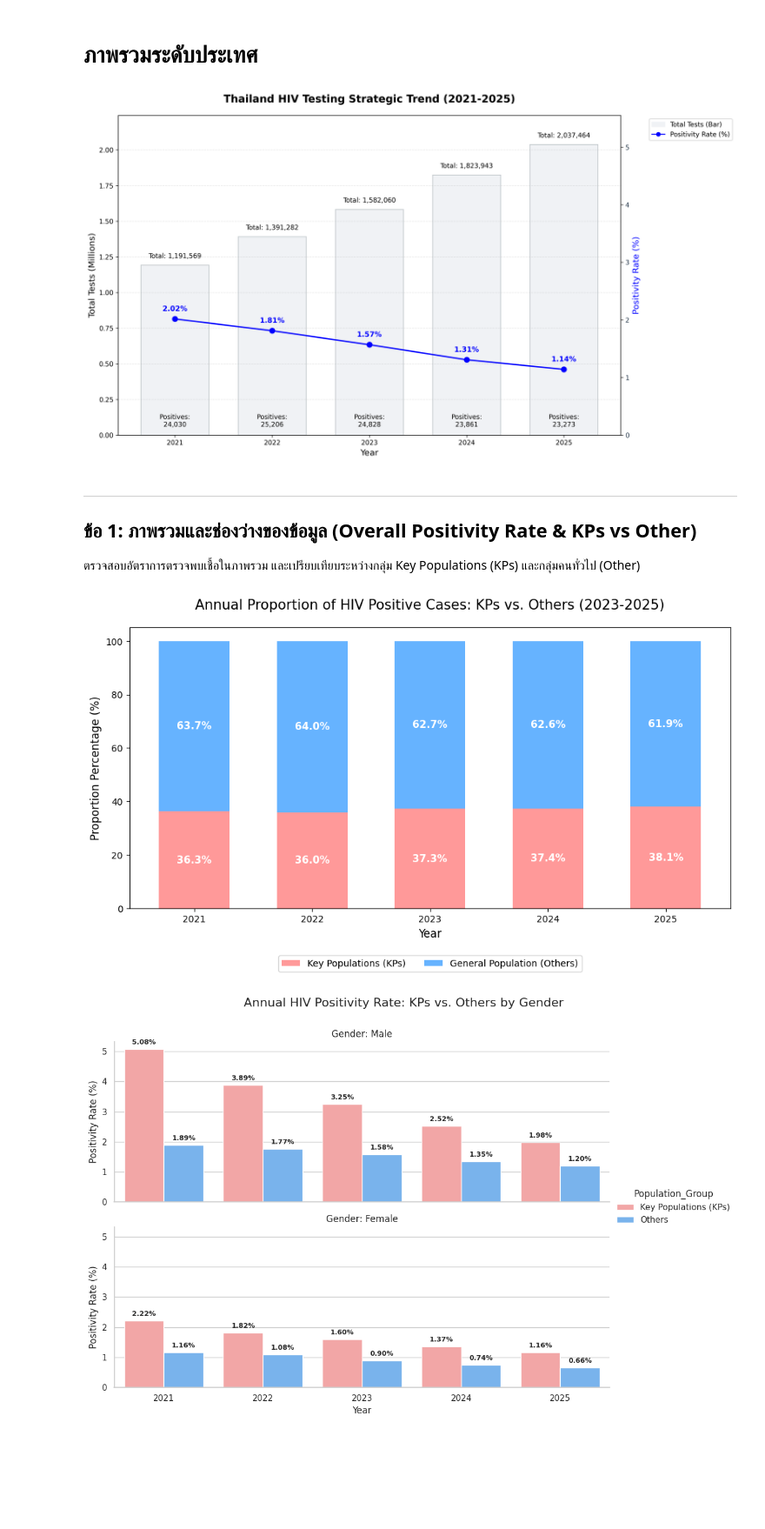
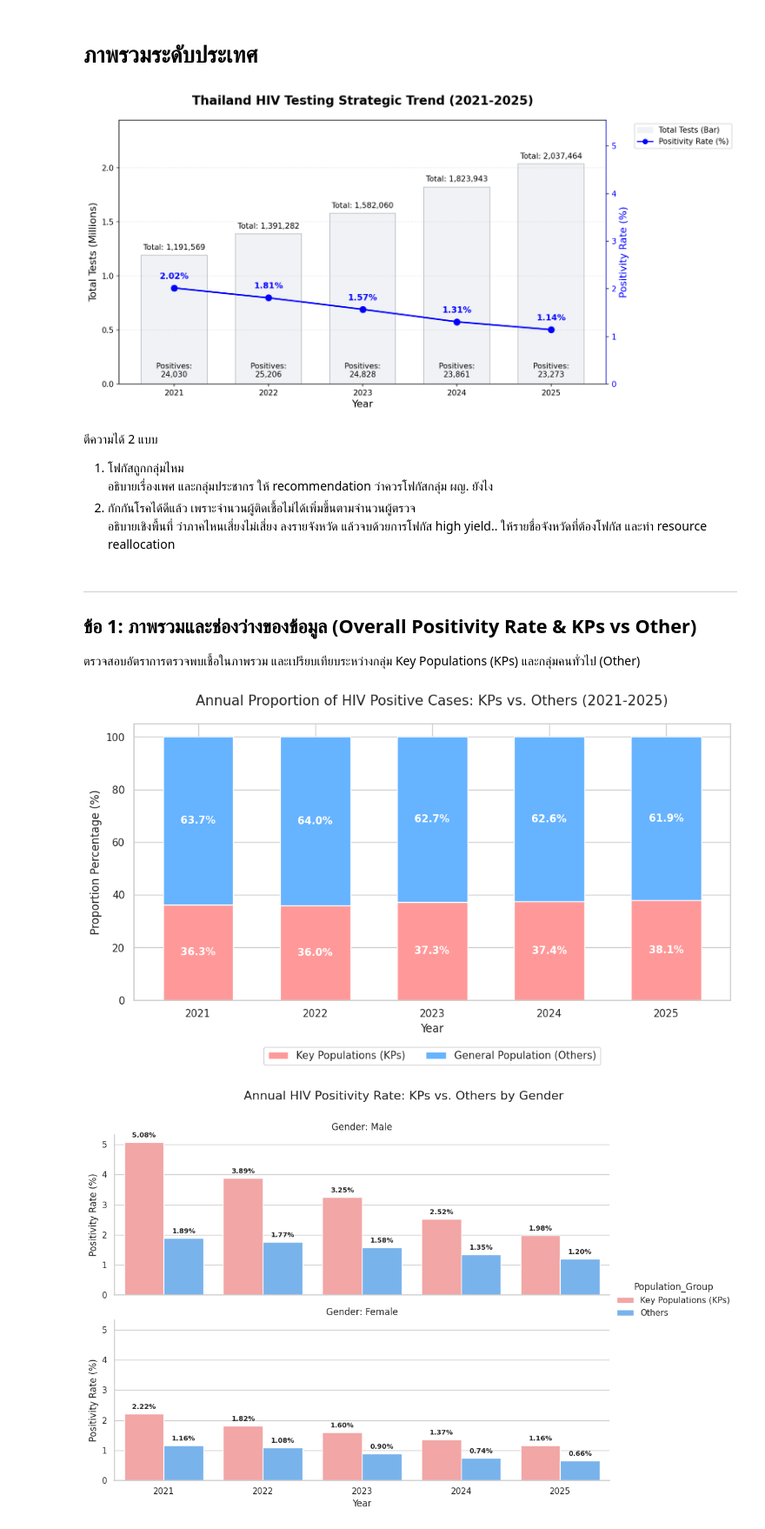
Before and after one commit to sittidetw/DADS6001_Midterm_Project, a Jupyter notebook: EDA_HIV_Proactive_Screening.ipynb, the cells around one changed output. Shown at 87% size. Cells and saved outputs as stored; diff of their text form; code cells hidden in the pictures; blank space fills up the shorter version.

```diff
--- a/EDA_HIV_Proactive_Screening.ipynb
+++ b/EDA_HIV_Proactive_Screening.ipynb
@@ -86,7 +86,7 @@ None
 # %% [markdown]
 # ภาพรวมระดับประเทศ
 # %%
-# @title
+# @title-
 yearly_cols = df_long.columns[11:]
 yearly_totals = df_long.groupby('year')[yearly_cols].sum()
 yearly_totals.index = yearly_totals.index.astype(int)
@@ -95,7 +95,7 @@ yearly_totals['Positivity Rate'] = (yearly_totals['positive'] / yearly_totals['t
 # สร้างตัวแปรสำหรับ Plot (หารล้าน)
 test_total_m = yearly_totals['test'] / 1e6
 
-fig, ax1 = plt.subplots(figsize=(14, 8), dpi=300)
+fig, ax1 = plt.subplots(figsize=(12, 6), dpi=150)
 
 # 1. วาดกราฟแท่ง (Total Tests)
 ax1.bar(yearly_totals.index, test_total_m,
@@ -105,7 +105,7 @@ ax1.bar(yearly_totals.index, test_total_m,
 ax1.set_xlabel('Year', fontsize=13, fontweight='normal')
 ax1.set_ylabel('Total Tests (Millions)', fontsize=13, fontweight='normal')
 ax1.set_xticks(yearly_totals.index)
-ax1.set_ylim(0, test_total_m.max() * 1.1) # เผื่อที่ด้านบนสำหรับ Label
+ax1.set_ylim(0, test_total_m.max() * 1.2) # เผื่อที่ด้านบนสำหรับ Label
 
 # 2. สร้างแกน Y ที่สอง สำหรับ Positivity Rate
 ax2 = ax1.twinx()
@@ -115,44 +115,51 @@ ax2.plot(yearly_totals.index, yearly_totals['Positivity Rate'],
 # ปรับแต่งแกน Y ฝั่งขวา
 ax2.set_ylabel('Positivity Rate (%)', fontsize=13, color='#0000FF', fontweight='normal') #2c3e50
 ax2.set_ylim(0, yearly_totals['Positivity Rate'].max() * 2.75) # ปรับให้เส้นกราฟอยู่ช่วงกลาง
-ax2.tick_params(axis='y', labelcolor='#2c3e50')
+#ax2.tick_params(axis='y', labelcolor='#2c3e50')
+ax2.tick_params(axis='y', labelcolor='#0000FF')
+ax2.spines['right'].set_color('#0000FF')
 
 # 4. การตกแต่ง (Styling)
 plt.title('Thailand HIV Testing Strategic Trend (2021-2025)',
           fontsize=16, pad=20, fontweight='bold')
 ax1.grid(True, axis='y', linestyle='--', alpha=0.3)
 #ax1.spines['top'].set_visible(False)
 #ax2.spines['top'].set_visible(False)
 
 # 5. ใส่ตัวเลขกำกับ (Annotations)
 # ตัวเลข Total Tests (ด้านบนแท่ง)
 for x, y_m, y_real in zip(yearly_totals.index, test_total_m, yearly_totals['test']):
     ax1.text(x, y_m + 0.05, f'Total: {int(y_real):,}',
              ha='center', fontsize=10, fontweight='normal') #, color='#7f8c8d'
 
 # ตัวเลข Positive Cases (วางไว้ที่ฐานแท่ง)
 for x in yearly_totals.index:
     pos_val = int(yearly_totals.loc[x, 'positive'])
     ax1.text(x, 0.05, f'Positives:\n{pos_val:,}',
              ha='center', va='bottom', fontsize=10, fontweight='normal') #, color='#d35400'
 
 # ตัวเลข % (บนจุดของเส้น)
 for x, y in zip(yearly_totals.index, yearly_totals['Positivity Rate']):
     ax2.annotate(f'{y:.2f}%', (x, y), textcoords="offset points", xytext=(0, 12),
                  ha='center', fontweight='bold', color='#0000FF', fontsize=11)
 
-# 6. สร้าง Legend แบบกำหนดเอง
+# 6. สร้าง Legend
 grey_patch = mpatches.Patch(color='#f0f2f5', label='Total Tests (Bar)')
 blue_line = mlines.Line2D([], [], color='#0000FF', marker='o', label='Positivity Rate (%)') #linestyle='--', #2c3e50
 
-ax1.legend(handles=[grey_patch, blue_line],
-           loc='upper left', bbox_to_anchor=(1.05, 1), frameon=True)
+ax1.legend(handles=[grey_patch, blue_line], loc='upper left', bbox_to_anchor=(1.05, 1), frameon=True)
 
 plt.tight_layout()
 plt.savefig('f1_Thailand HIV Testing Strategic Trend (2021-2025)', bbox_inches='tight')
 plt.show()
 # %% [output]
-[figure, old version]
+[figure, new version]
+# %% [markdown]
+ตีความได้ 2 แบบ
+1. โฟกัสถูกกลุ่มไหม
+อธิบายเรื่องเพศ และกลุ่มประชากร ให้ recommendation ว่าควรโฟกัสกลุ่ม ผญ. ยังไง
+2. กักกันโรคได้ดีแล้ว เพราะจำนวนผู้ติดเชื้อไม่ได้เพิ่มขึ้นตามจำนวนผู้ตรวจ
+อธิบายเชิงพื้นที่ ว่าภาคไหนเสี่ยงไม่เสี่ยง ลงรายจังหวัด แล้วจบด้วยการโฟกัส high yield.. ให้รายชื่อจังหวัดที่ต้องโฟกัส และทำ resource reallocation
 # %% [markdown]
 ---
 ## ข้อ 1: ภาพรวมและช่องว่างของข้อมูล (Overall Positivity Rate & KPs vs Other)
@@ -174,7 +181,7 @@ ax = yearly_prop.plot(kind='bar',
 # --- ส่วนของการเปลี่ยนรายละเอียดกราฟเป็นภาษาอังกฤษ (Graph Details in English) ---
 
 # ตั้งชื่อหัวข้อและแกน
-plt.title('Annual Proportion of HIV Positive Cases: KPs vs. Others (2023-2025)', fontsize=15, pad=20)
+plt.title('Annual Proportion of HIV Positive Cases: KPs vs. Others (2021-2025)', fontsize=15, pad=20)
 plt.xlabel('Year', fontsize=12)
 plt.ylabel('Proportion Percentage (%)', fontsize=12)
 
@@ -202,7 +209,7 @@ plt.xticks(rotation=0) # ให้ปีแสดงผลในแนวตั
 plt.tight_layout()
 plt.show()
 # %% [output]
-[figure, old version]
+[figure, new version]
 # %%
 # 1. เตรียมข้อมูล Positivity Rate แยกตามปี เพศ และกลุ่มประชากร
 # จัดกลุ่มข้อมูลรายปีและเพศ
```
Also changed, not shown: parts of 12 cells of this notebook.
